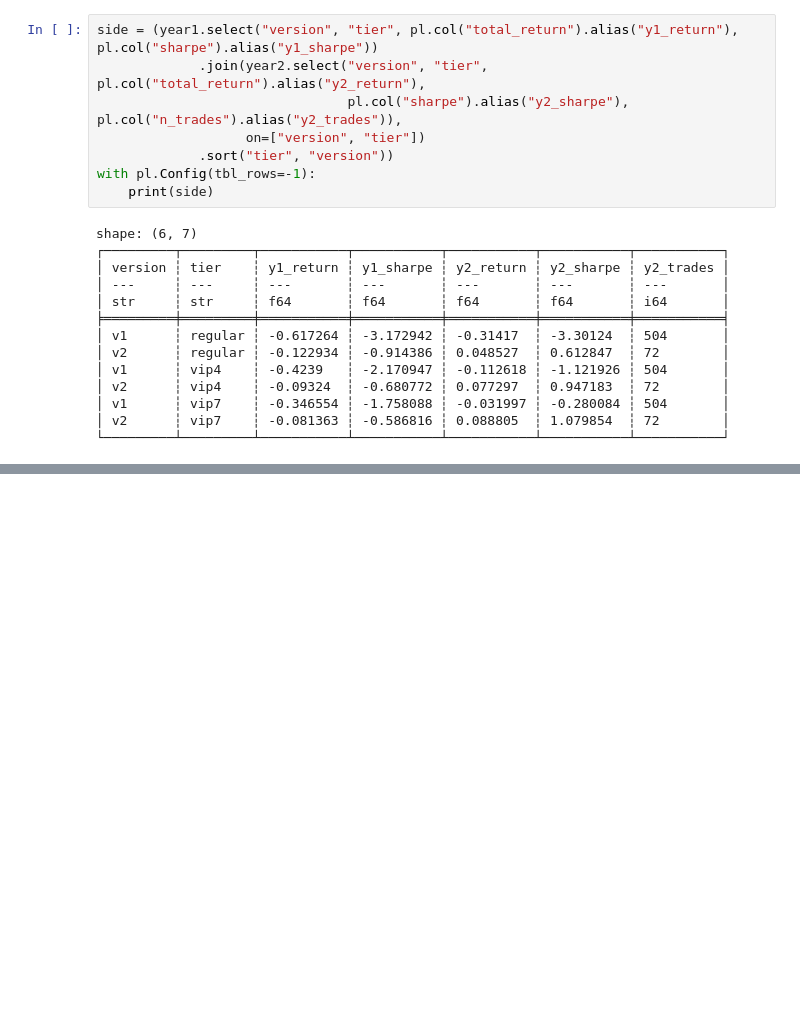
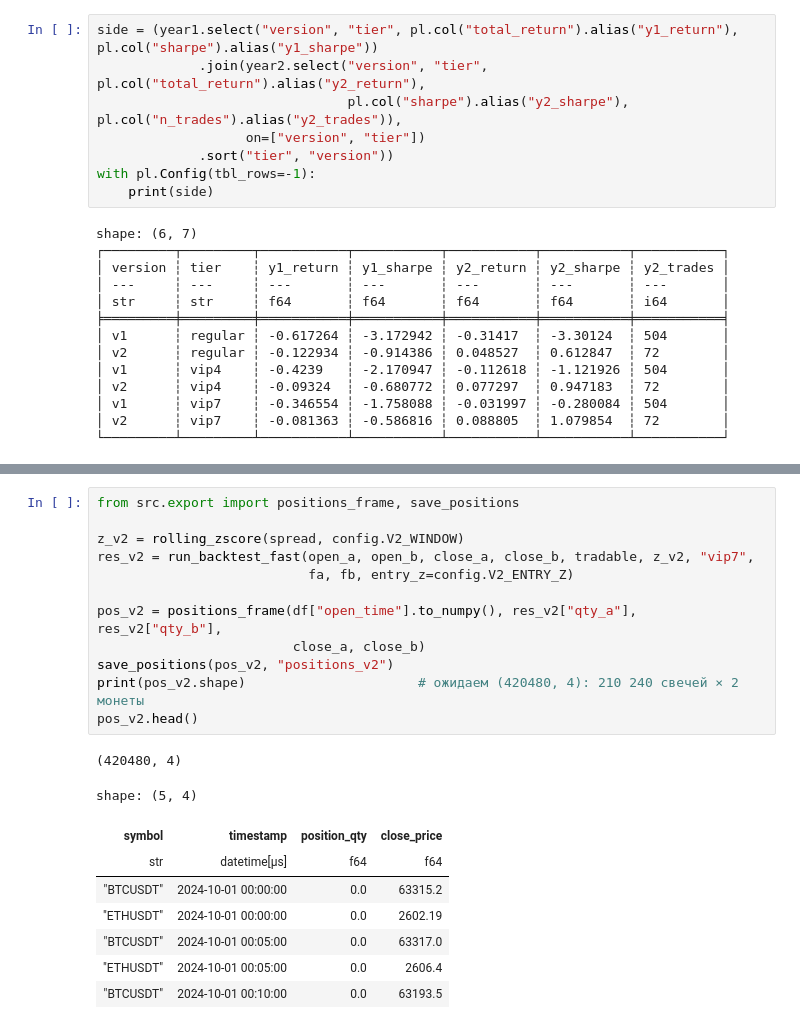
Before and after one commit to Adam-Moshkhoev/pairs-backtest, a Jupyter notebook: notebooks/06_final_test.ipynb, the cells around one changed output, grey strips where cells are left out. Saved outputs shown, nothing was run; the diff lists cells and outputs as text; blank space fills up the shorter version.

```diff
--- a/notebooks/06_final_test.ipynb
+++ b/notebooks/06_final_test.ipynb
@@ -170,0 +233,22 @@ shape: (6, 7)
+# %%
+from src.export import positions_frame, save_positions
+
+z_v2 = rolling_zscore(spread, config.V2_WINDOW)
+res_v2 = run_backtest_fast(open_a, open_b, close_a, close_b, tradable, z_v2, "vip7",
+                           fa, fb, entry_z=config.V2_ENTRY_Z)
+
+pos_v2 = positions_frame(df["open_time"].to_numpy(), res_v2["qty_a"], res_v2["qty_b"],
+                         close_a, close_b)
+save_positions(pos_v2, "positions_v2")
+print(pos_v2.shape)                      # ожидаем (420480, 4): 210 240 свечей × 2 монеты
+pos_v2.head()
+# %% [output]
+(420480, 4)
+shape: (5, 4)
+| symbol | timestamp | position_qty | close_price |
+| str | datetime[μs] | f64 | f64 |
+| "BTCUSDT" | 2024-10-01 00:00:00 | 0.0 | 63315.2 |
+| "ETHUSDT" | 2024-10-01 00:00:00 | 0.0 | 2602.19 |
+| "BTCUSDT" | 2024-10-01 00:05:00 | 0.0 | 63317.0 |
+| "ETHUSDT" | 2024-10-01 00:05:00 | 0.0 | 2606.4 |
+| "BTCUSDT" | 2024-10-01 00:10:00 | 0.0 | 63193.5 |
```
Also changed, not shown: parts of 6 cells of this notebook, 12 other files.
